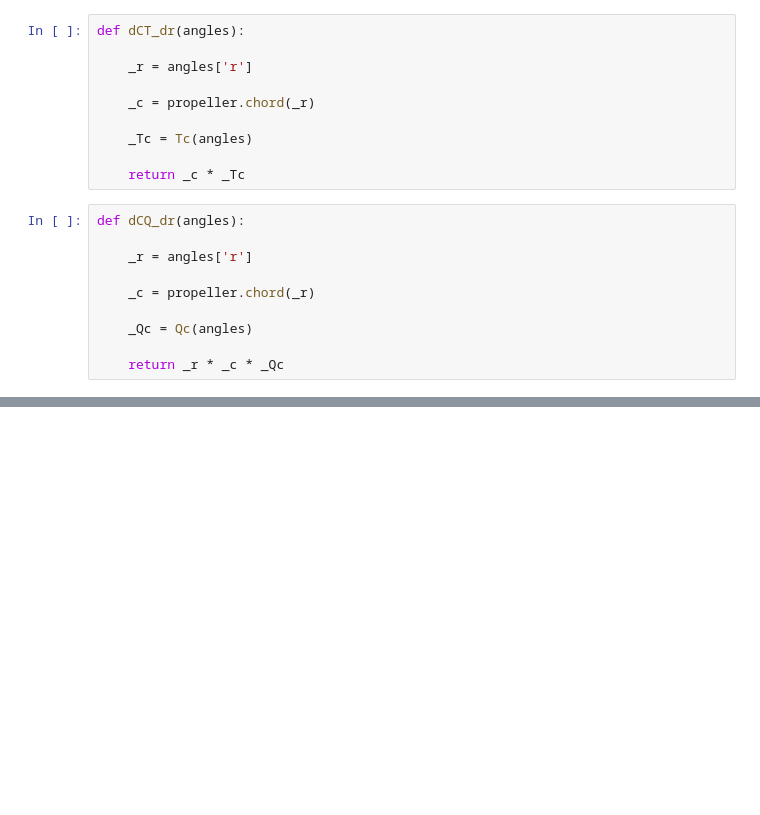
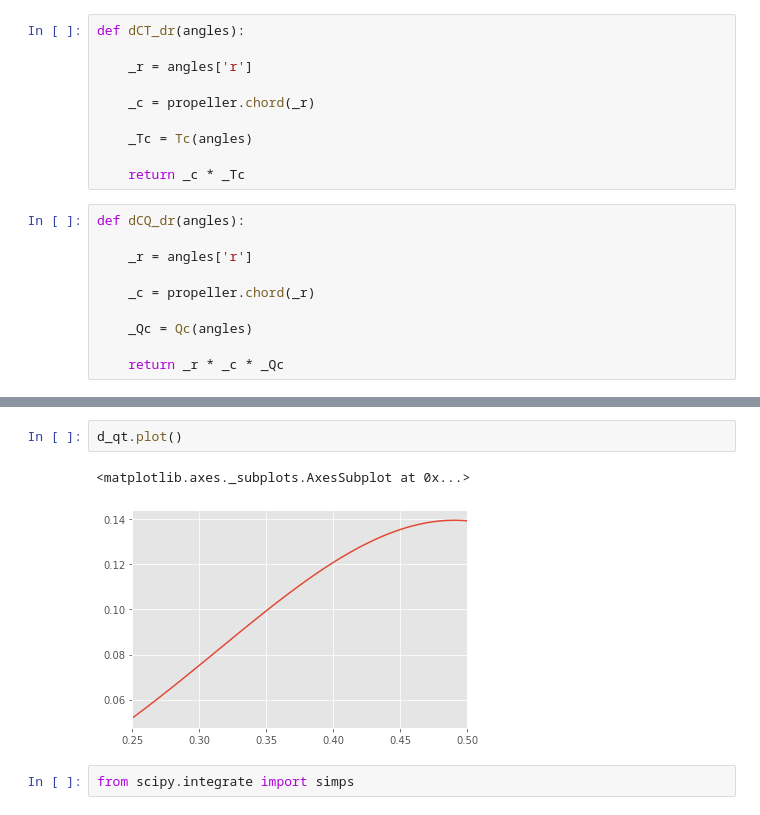
Before and after one commit to KikeM/pybem, a Jupyter notebook: sandbox/robust-implementation.ipynb, the cells around one changed output, grey strips where cells are left out. Cells and saved outputs as stored; diff of their text form; blank space fills up the shorter version.

```diff
--- a/sandbox/robust-implementation.ipynb
+++ b/sandbox/robust-implementation.ipynb
@@ -287,0 +291,7 @@ dCQ_dr(angles)
+# %%
+d_qt.plot()
+# %% [output]
+<matplotlib.axes._subplots.AxesSubplot at 0x...>
+[figure, added]
+# %%
+from scipy.integrate import simps
```
Also changed, not shown: parts of 15 cells of this notebook, 2 other files.
